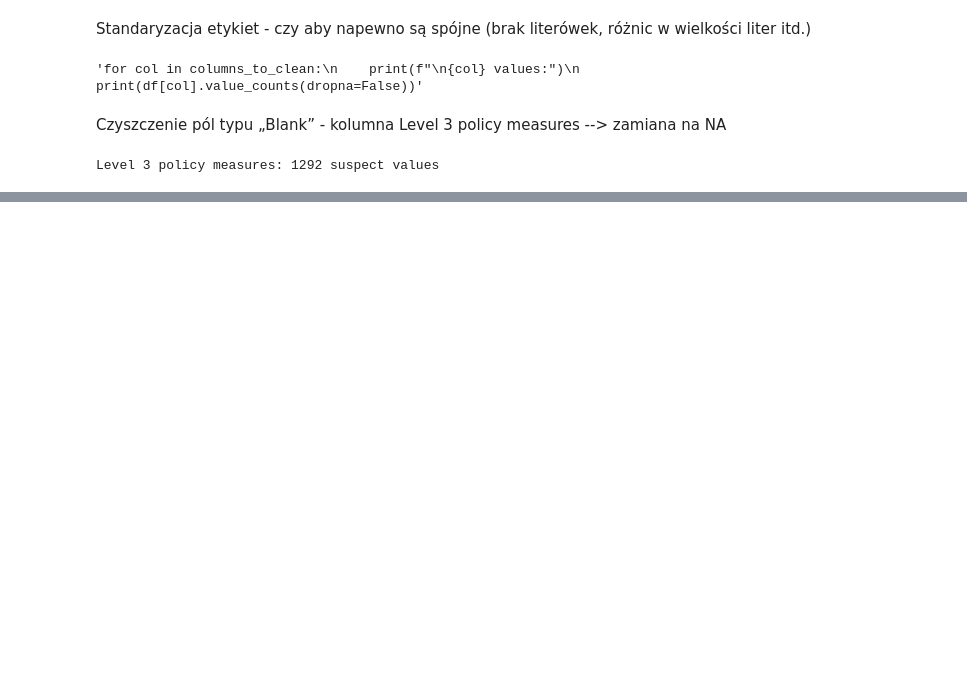
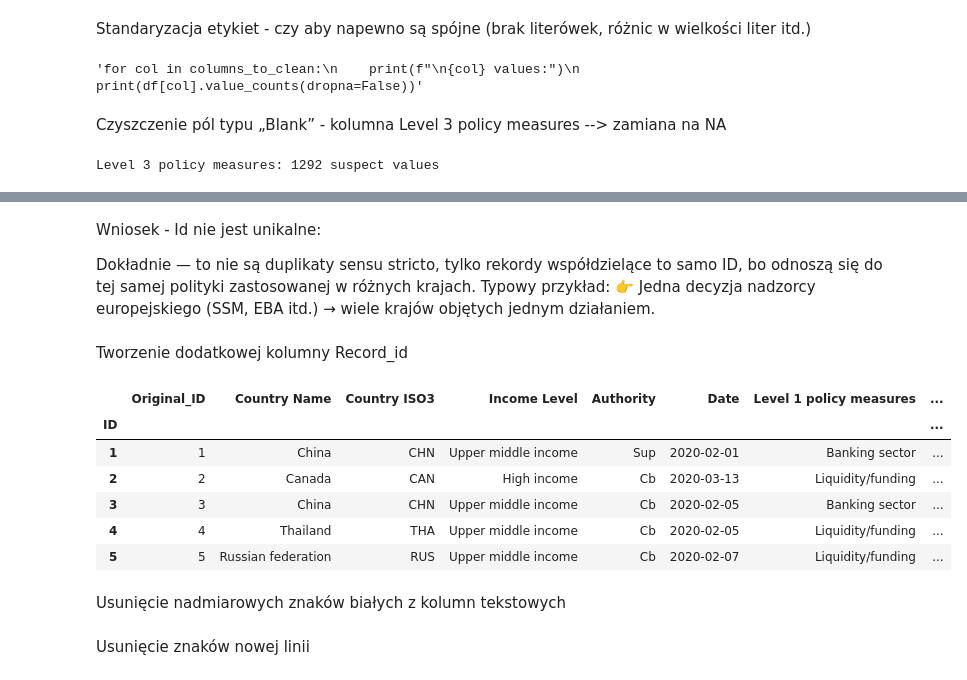
Before and after one commit to zacky111/Advanced_databases, a Jupyter notebook: data_changes.ipynb, the cells around one changed output, grey strips where cells are left out. Drawn from its saved outputs; the diff is of its cells as text; code cells hidden in the pictures; blank space fills up the shorter version.

```diff
--- a/data_changes.ipynb
+++ b/data_changes.ipynb
@@ -132,0 +155,27 @@ Level 3 policy measures: 1292 suspect values
+# %% [markdown]
+Wniosek - Id nie jest unikalne:
+
+Dokładnie — to nie są duplikaty sensu stricto, tylko rekordy współdzielące to samo ID, bo odnoszą się do tej samej polityki zastosowanej w różnych krajach. Typowy przykład:
+👉 Jedna decyzja nadzorcy europejskiego (SSM, EBA itd.) → wiele krajów objętych jednym działaniem.
+# %% [markdown]
+Tworzenie dodatkowej kolumny Record_id
+# %%
+# Zamiana kolumny 'ID' na 'Original_ID' – zachowujemy oryginalny identyfikator z pliku
+df.rename(columns={'ID': 'Original_ID'}, inplace=True)
+
+# Tworzenie nowego unikalnego ID jako indeksu
+df.reset_index(drop=True, inplace=True)
+df['ID'] = df.index + 1
+df.set_index('ID', inplace=True)
+
+df.head()
+# %% [output]
+|  | Original_ID | Country Name | Country ISO3 | Income Level | Authority | Date | Level 1 policy measures | ... |
+| ID |  |  |  |  |  |  |  | ... |
+| 1 | 1 | China | CHN | Upper middle income | Sup | 2020-02-01 | Banking sector | ... |
+| 2 | 2 | Canada | CAN | High income | Cb | 2020-03-13 | Liquidity/funding | ... |
+| 3 | 3 | China | CHN | Upper middle income | Cb | 2020-02-05 | Banking sector | ... |
+| 4 | 4 | Thailand | THA | Upper middle income | Cb | 2020-02-05 | Liquidity/funding | ... |
+| 5 | 5 | Russian federation | RUS | Upper middle income | Cb | 2020-02-07 | Liquidity/funding | ... |
+# %% [markdown]
+Usunięcie nadmiarowych znaków białych z kolumn tekstowych
@@ -132,0 +186,2 @@ Level 3 policy measures: 1292 suspect values
+# %% [markdown]
+Usunięcie znaków nowej linii
```
Also changed, not shown: parts of 8 cells of this notebook, 1 other file.
